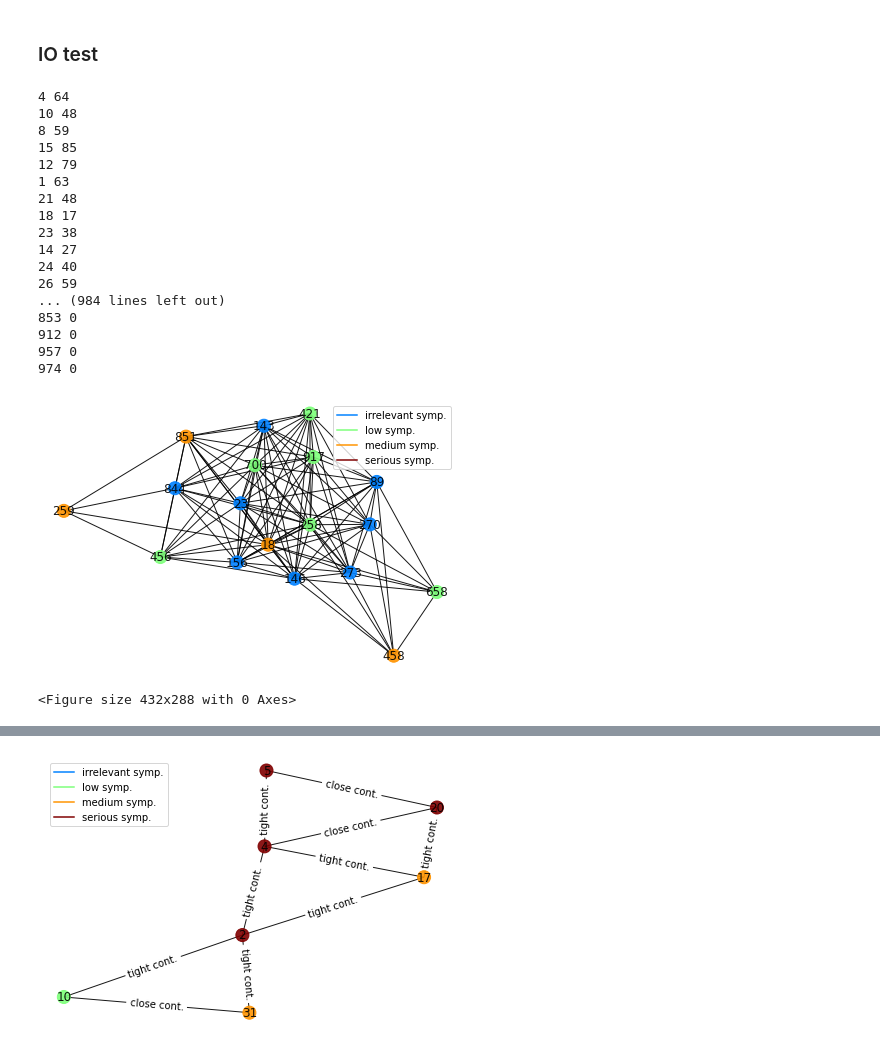
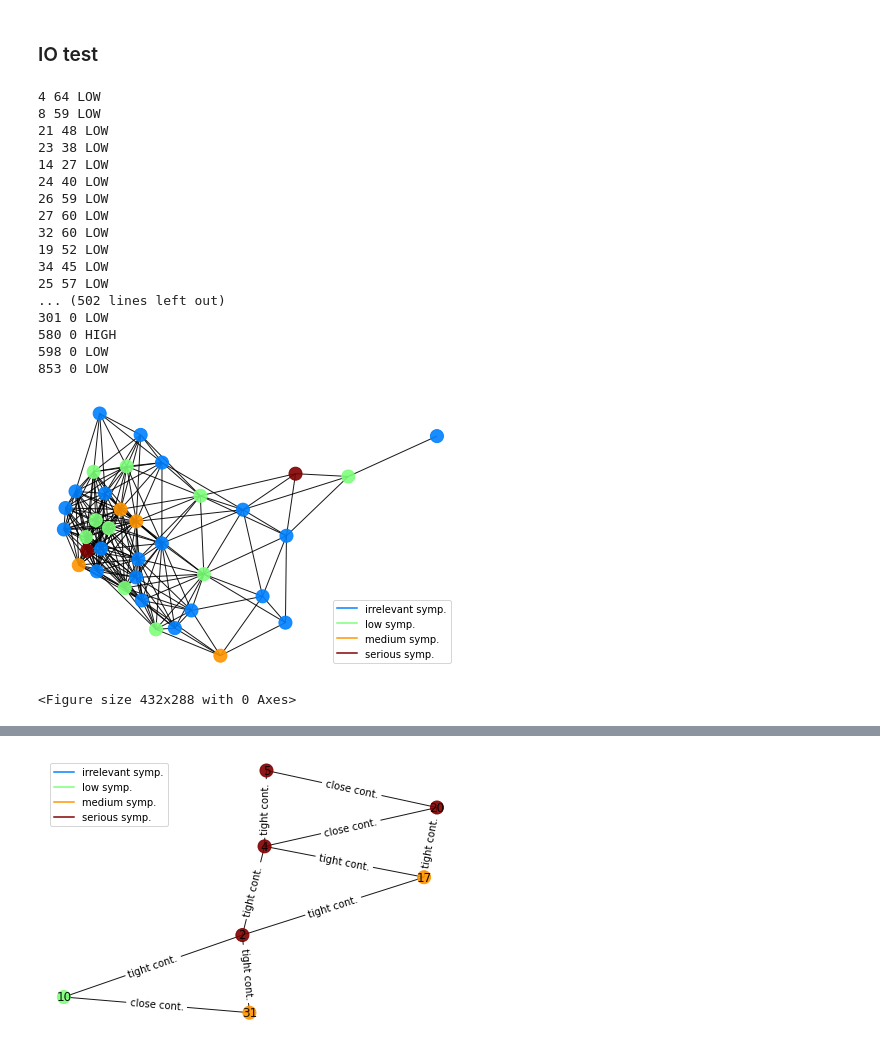
Before and after one commit to anty-filidor/covidout, a Jupyter notebook: tests.ipynb, the cells around one changed output, grey strips where cells are left out. Drawn from its saved outputs; the diff is of its cells as text; code cells hidden in the pictures.

```diff
--- a/tests.ipynb
+++ b/tests.ipynb
@@ -30,32 +28,35 @@ g = ioops.read_net('data/nod2.csv', 'data/edg2.csv')
 # print(g.edges(data=True))
 for n in g.nodes():
     nbrs = [*g[n].keys()]
-    print(n, len(nbrs))
+    if g.nodes[n]['w'] > 0.75:
+        print(n, len(nbrs), 'HIGH')
+    elif g.nodes[n]['w'] < 0.25:
+        print(n, len(nbrs), 'LOW')
 # %% [output]
-4 64
-10 48
-8 59
-15 85
-12 79
-1 63
-21 48
-18 17
-23 38
-14 27
-24 40
-26 59
-... (984 lines left out)
-853 0
-912 0
-957 0
-974 0
+4 64 LOW
+8 59 LOW
+21 48 LOW
+23 38 LOW
+14 27 LOW
+24 40 LOW
+26 59 LOW
+27 60 LOW
+32 60 LOW
+19 52 LOW
+34 45 LOW
+25 57 LOW
+... (502 lines left out)
+301 0 LOW
+580 0 HIGH
+598 0 LOW
+853 0 LOW
 # %%
 #for n in g.nodes():
 #    print(g.nodes[n])
 
-_ = vis.plot(g, 18, 1)
+_ = vis.plot(g, 649, 2)
 # %% [output]
-[figure, old version]
+[figure, new version]
 <Figure size 432x288 with 0 Axes>
 # %%
 g = ioops.read_net('data/nod2.csv', 'data/edg2.csv')
```
Also changed, not shown: parts of 2 cells of this notebook, 2 other files.
